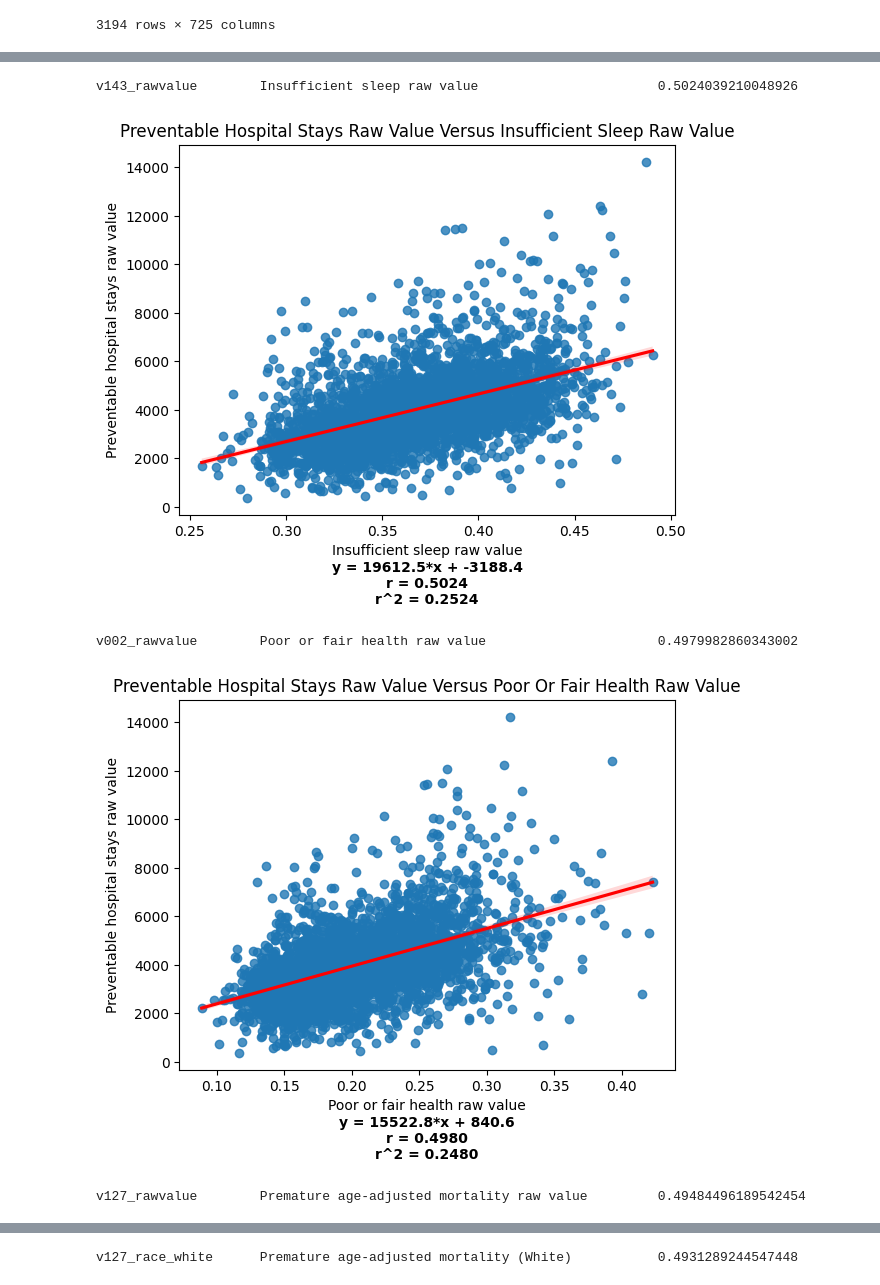
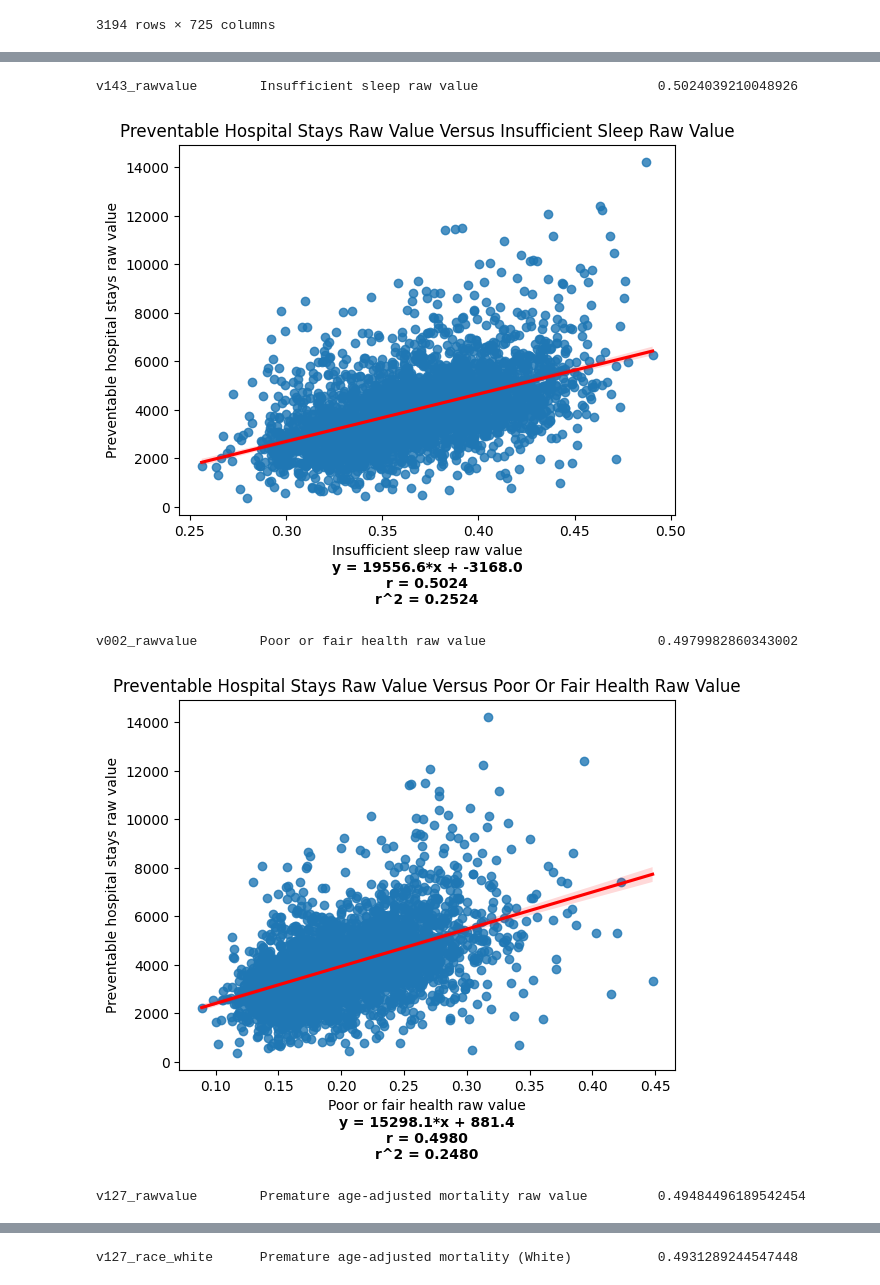
Before and after one commit to sashankv/DSCComp, a Jupyter notebook: presentation/correlation.ipynb, the cells around one changed output, grey strips where cells are left out. Saved outputs shown, nothing was run; the diff lists cells and outputs as text; code cells hidden in the pictures.

Commit message:
Code cleanup and graph changes

```diff
--- a/presentation/correlation.ipynb
+++ b/presentation/correlation.ipynb
@@ -29,7 +29,7 @@ chr_analytic_df
 VAR_DESCRIPTION_MAPPING = dict((k, v) for (v, k) in pd.read_csv(chr_analytic_csv_path, nrows=1).iloc[0].items())
 # %%
 # Remove columns with more than 50% nan
-chr_analytic_df.dropna(axis = 1, thresh = int(0.6 * len(chr_analytic_df)), inplace=True)
+chr_analytic_df.dropna(axis = 1, thresh = int(0.5 * len(chr_analytic_df)), inplace=True)
 chr_analytic_df
 # %% [output]
 |  | statecode | countycode | fipscode | state | county | year | county_ranked | v001_rawvalue | ... |
@@ -48,7 +48,8 @@ chr_analytic_df
 # %%
 # Get dataframe without categorical data
-numeric_chr_analytic_df = chr_analytic_df.drop(["state", "county"], axis=1)
 non_numerical_cols = [
+    "state",
+    "county",
     "statecode",
     "countycode",
     "fipscode",
@@ -56,13 +57,11 @@ non_numerical_cols = [
     "year",
     "county_ranked"
 ]
-numeric_chr_analytic_df.drop(non_numerical_cols, axis = 1, inplace=True)
 
+# Remove non-numerical columns
+numeric_chr_analytic_df = chr_analytic_df.drop(non_numerical_cols, axis = 1)
+# Interpolate NaN values
 numeric_chr_analytic_df.interpolate(inplace=True)
-# Replace remaining NaN with median of column
-#imputer = SimpleImputer(missing_values=np.nan, strategy="median")
-#imputer = imputer.fit(numeric_chr_analytic_df)
-#numeric_chr_analytic_df = imputer.transform(numeric_chr_analytic_df)
 
 numeric_chr_analytic_df
 # %% [output]
@@ -124,24 +123,33 @@ for label, value in absolute_correlations.items():
     if "v005" in label:
         absolute_correlations.drop(label, inplace = True)
 
-# Get the ten rows with the most correlation
-N_most_correlated = 30
+# Get the ten columns most correlated with preventable hospital deaths and create graphs
+N_most_correlated = 10
 most_correlated = absolute_correlations.nlargest(N_most_correlated)
 print(f"{N_most_correlated} variables most correlated with {VAR_DESCRIPTION_MAPPING['v005_rawvalue']}")
 for label, value in most_correlated.items():
     print(label.ljust(20), VAR_DESCRIPTION_MAPPING[label].ljust(50), corr.loc["v005_rawvalue", label])
-    scatter_plot = sns.regplot(x=chr_analytic_df[label], y=chr_analytic_df["v005_rawvalue"], line_kws = {"color":"red"})
+    scatter_plot = sns.regplot(
+        x=numeric_chr_analytic_df[label],
+        y=numeric_chr_analytic_df["v005_rawvalue"],
+        line_kws = {"color":"red"})
     scatter_plot.set_xlabel(VAR_DESCRIPTION_MAPPING[label])
     scatter_plot.set_ylabel(VAR_DESCRIPTION_MAPPING["v005_rawvalue"])
-    scatter_plot.set_title(string.capwords(f"{VAR_DESCRIPTION_MAPPING['v005_rawvalue']} versus {VAR_DESCRIPTION_MAPPING[label]}"))
+    title = string.capwords(f"{VAR_DESCRIPTION_MAPPING['v005_rawvalue']} versus {VAR_DESCRIPTION_MAPPING[label]}")
+    scatter_plot.set_title(title)
 
-
-    df = chr_analytic_df[ [label, "v005_rawvalue"] ].copy()
-    df = df.dropna()
+    df = numeric_chr_analytic_df[ [label, "v005_rawvalue"] ].copy()
     a, b = np.polyfit(df[label], df["v005_rawvalue"], 1)
 
     equation_str = f"y = {a:.1f}*x + {b:.1f}\nr = {corr.loc['v005_rawvalue', label]:.4f}\nr^2 = {(corr.loc['v005_rawvalue', label]**2):.4f}"
-    plt.text(0.5, -0.25, equation_str, verticalalignment="bottom", horizontalalignment='center', transform=scatter_plot.transAxes, size='medium', color='black', weight='semibold')
+    plt.text(0.5, -0.25,
+            equation_str,
+            verticalalignment="bottom",
+            horizontalalignment='center',
+            transform=scatter_plot.transAxes,
+            size='medium',
+            color='black',
+            weight='semibold')
     plt.show()
     plt.figure()
 # %% [output]
@@ -151,5 +159,5 @@ v070_rawvalue        Physical inactivity raw value                      0.523511
 v143_rawvalue        Insufficient sleep raw value                       0.5024039210048926
-[figure, old version]
+[figure, new version]
 v002_rawvalue        Poor or fair health raw value                      0.4979982860343002
-[figure, old version]
+[figure, new version]
 v127_rawvalue        Premature age-adjusted mortality raw value         0.49484496189542454
```
Also changed, not shown: parts of 5 cells of this notebook.
